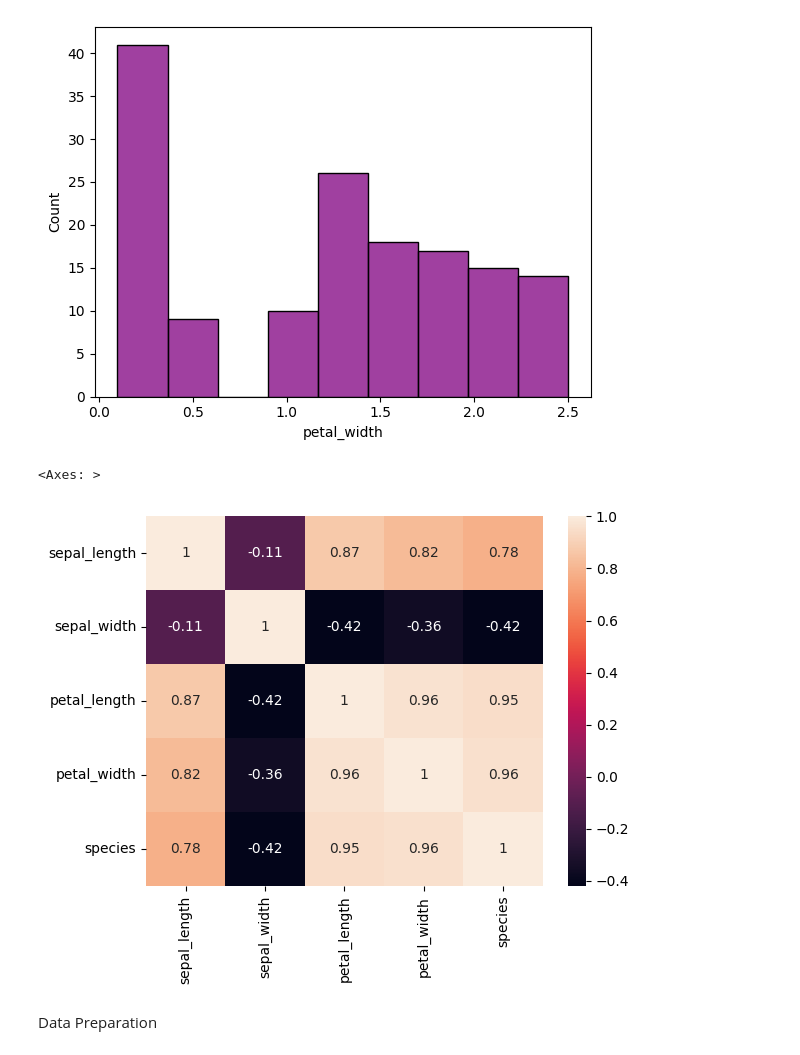
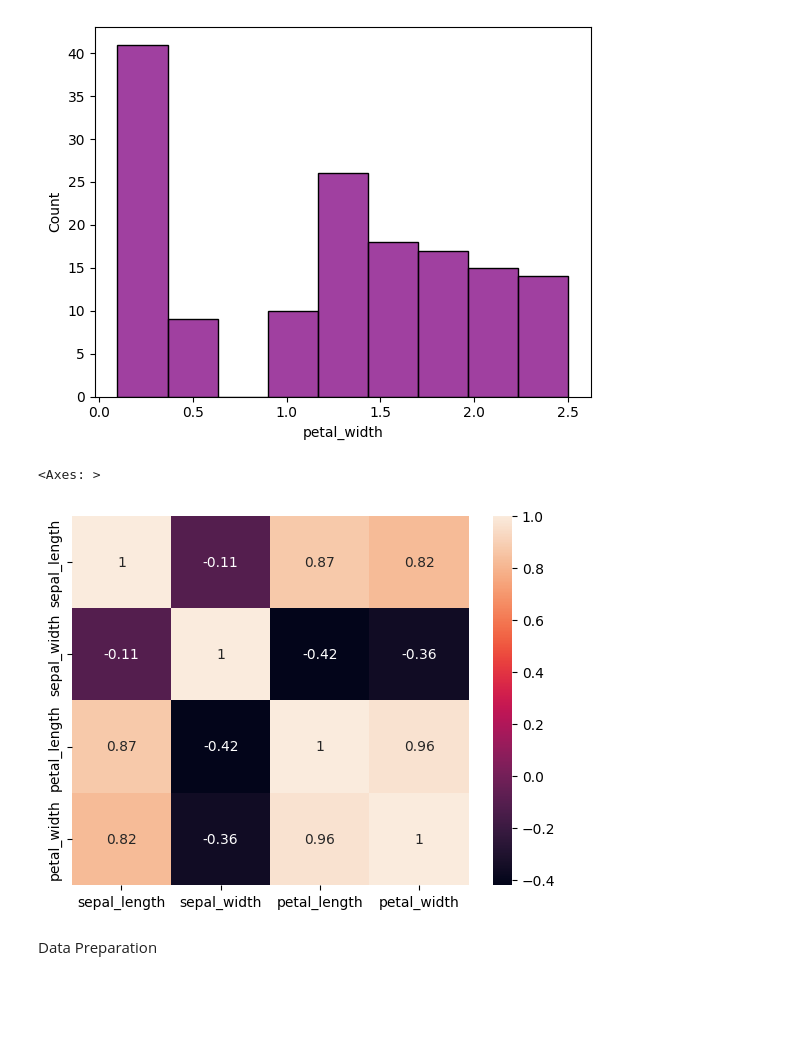
Before and after one commit to Banothu-Malavika22/CodSoft, a Jupyter notebook: Iris_flower_classification_.ipynb, the cells around one changed output. Drawn from its saved outputs; the diff is of its cells as text; code cells hidden in the pictures; blank space fills up the shorter version.

```diff
--- a/Iris_flower_classification_.ipynb
+++ b/Iris_flower_classification_.ipynb
@@ -9,7 +9,7 @@ import plotly.express as px
 # %%
 # Load the data from csv file to pandas Dataframe
 import io
-iris = pd.read_csv('/content/IRIS (1).csv')
+iris = pd.read_csv('/content/IRIS.csv')
 # %%
 #Dataset First Look
 iris.head(10)
@@ -126,11 +126,13 @@ sns.histplot(data = iris.petal_width,color = 'purple')
 [figure]
 # %%
 #Created a heatmap to see the feature wise correlation in the dataset
-corr = iris.corr()
-sns.heatmap(corr, annot = True)
+#Created a heatmap to see the feature wise correlation in the dataset
+numerical_iris = iris.select_dtypes(include=['int64', 'float64'])
+corr = numerical_iris.corr()
+sns.heatmap(corr, annot=True)
 # %% [output]
 <Axes: >
-[figure, old version]
+[figure, new version]
 # %% [markdown]
 Data Preparation
 # %%
```
Also changed, not shown: parts of 1 cell of this notebook.
